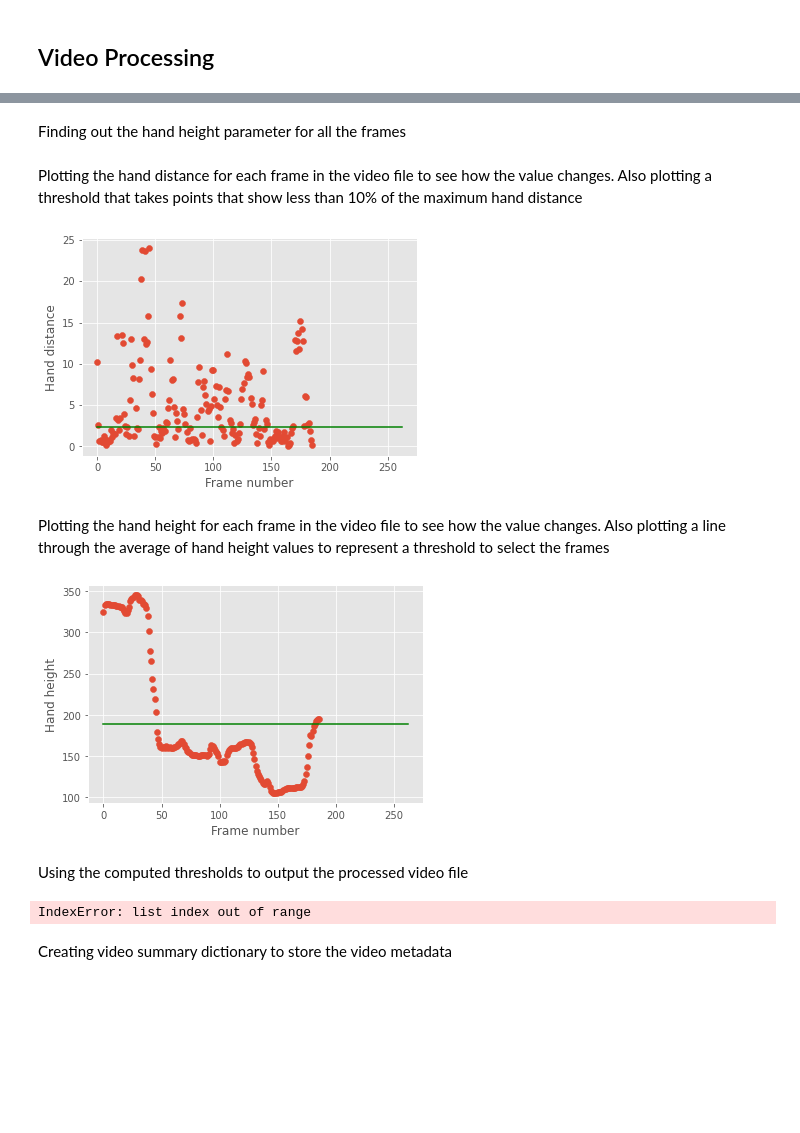
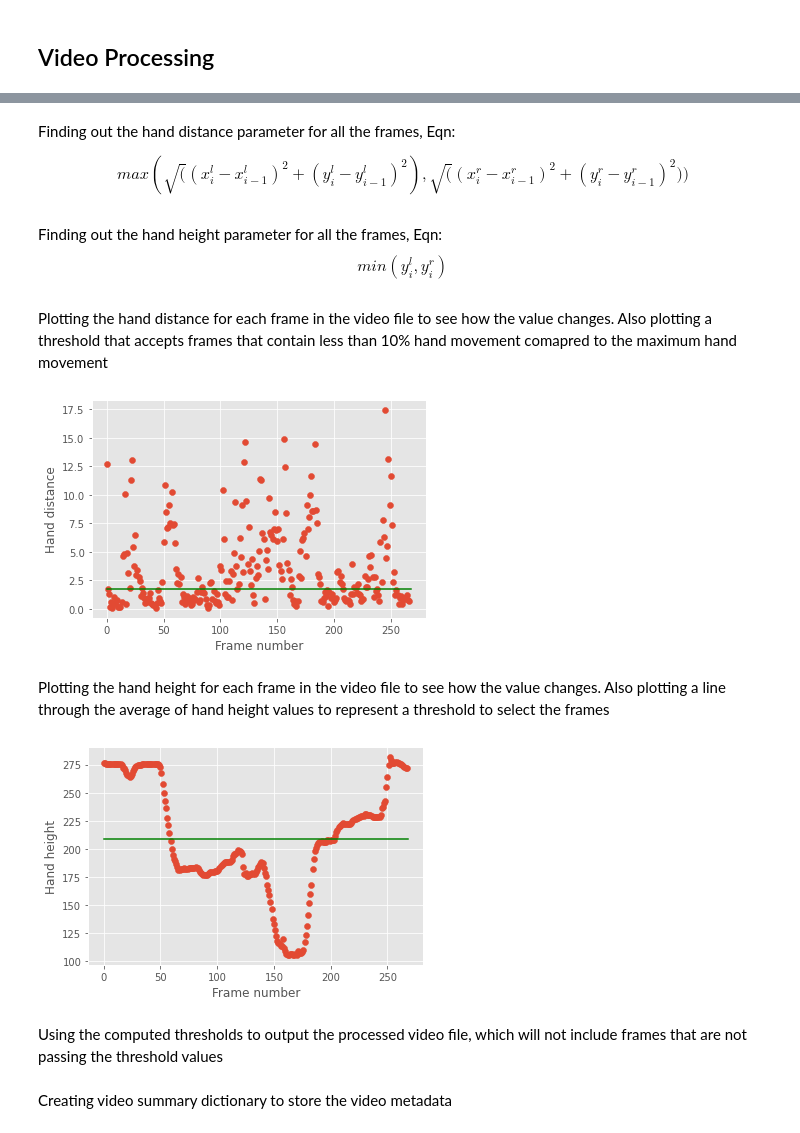
Before and after one commit to codevardhan/amrita-umang-intern, a Jupyter notebook: kt-session-2/assignment/RGB_KFS.ipynb, the cells around one changed output, grey strips where cells are left out. Drawn from its saved outputs; the diff is of its cells as text; code cells hidden in the pictures; blank space fills up the shorter version.

Commit message:
prefinal commit (added output for all videos)

```diff
--- a/kt-session-2/assignment/RGB_KFS.ipynb
+++ b/kt-session-2/assignment/RGB_KFS.ipynb
@@ -10,8 +10,8 @@ plt.style.use('ggplot')
 # %% [markdown]
 ## Data Loading
 # %%
-def get_centroid_details(file_path, visualize=False):
-    """This function gets centroid coordinates using mediapipe from a video file
+def get_centroid_details(file_path):
+    """This function gets pose details from mediapipe
 
     Args:
         file_path (string): This is the path of the video file
@@ -73,29 +73,25 @@ def get_centroid_details(file_path, visualize=False):
 
             lh_centroid_x.append(round(sum(lh_centroid_x_frame)/len(lh_centroid_x_frame), 2))
             lh_centroid_y.append(round(sum(lh_centroid_y_frame)/len(lh_centroid_y_frame), 2))
+    cap.release()
 
-            # visualizing the pose analysis
-            if visualize:
-                mp_drawing = mp.solutions.drawing_utils
-                mp_drawing_styles = mp.solutions.drawing_styles
-                image.flags.writeable = True
-                image = cv2.cvtColor(image, cv2.COLOR_RGB2BGR)
-                mp_drawing.draw_landmarks(
-                    image,
-                    centroid_results.pose_landmarks,
-                    mp_pose.POSE_CONNECTIONS,
-                    landmark_drawing_spec=mp_drawing_styles.get_default_pose_landmarks_style(),
-                )
-                cv2.imshow("MediaPipe Pose", cv2.flip(image, 1))
-                if cv2.waitKey(5) & 0xFF == 27:
-                    break
-    cap.release()
+    centroid={}
+    centroid["right_hand_x"]=rh_centroid_x
+    centroid["right_hand_y"]=rh_centroid_y
+    centroid["left_hand_x"]=lh_centroid_x
+    centroid["left_hand_y"]=lh_centroid_y
+
+    return centroid
 # %%
-data_path="../../data/sample_videos/sample1.mp4"
+data_path="../../data/sample_videos/sample6.mp4"
+
+
 _, vid_file_name = os.path.split(data_path)
 video = cv2.VideoCapture(data_path)
 # %% [markdown]
 ## Video Processing
 # %%
-# centroid = get_centroid_details(data_path)
+centroid = get_centroid_details(data_path)
 initial_no_frames=len(centroid["right_hand_x"])
+
+centroid
@@ -106,5 +115,0 @@ with open("../output/result.json", "w") as f:
-# %%
-# reading centroid
-
-with open("../output/result.json", "r") as json_file:
-    centroid = json.load(json_file)
@@ -113,3 +116,10 @@ Finding out the hand distance parameter for all the frames
+# %% [markdown]
+Finding out the hand distance parameter for all the frames, Eqn: <br>
+
+
+\begin{equation}
+max(\sqrt({(x_i^l-x_{i-1}^l)}^2+{(y_i^l-y_{i-1}^l)}^2), \sqrt({(x_i^r-x_{i-1}^r)}^2+{(y_i^r-y_{i-1}^r)}^2))
+\end{equation}
 # %%
 right_x = centroid["right_hand_x"]
 right_y = centroid["right_hand_y"]
@@ -126,38 +136,41 @@ for i in range(1, initial_no_frames):
     left_distance = euc_dist(left_x[i], left_x[i-1], left_y[i], left_y[i-1])
     hand_distance.append(max(right_distance, left_distance))
 # %% [markdown]
-Finding out the hand height parameter for all the frames
+Finding out the hand height parameter for all the frames, Eqn: <br>
+\begin{equation}
+min(y_i^l, y_i^r)
+\end{equation}
 # %%
 hand_height=[]
 for i in range(initial_no_frames):
     hand_height.append(min(right_y[i], left_y[i]))
 # %% [markdown]
-Plotting the hand distance for each frame in the video file to see how the value changes. Also plotting a threshold that takes points that show less than 10% of the maximum hand distance
+Plotting the hand distance for each frame in the video file to see how the value changes. Also plotting a threshold that accepts frames that contain less than 10% hand movement comapred to the maximum hand movement
 # %%
 plt.scatter([i for i in range(0, initial_no_frames-1)], hand_distance)
-alpha=0.1*max(hand_distance)
-plt.plot([0, 262], [alpha, alpha], color="green")
+alpha=round(0.1*max(hand_distance), 2)
+plt.plot([0, initial_no_frames], [alpha, alpha], color="green")
 
 plt.ylabel("Hand distance")
 plt.xlabel("Frame number")
 plt.show()
 # %% [output]
-[figure, old version]
+[figure, new version]
 # %% [markdown]
 Plotting the hand height for each frame in the video file to see how the value changes. Also plotting a line through the average of hand height values to represent a threshold to select the frames
 # %%
 plt.scatter([i for i in range(0, initial_no_frames)], hand_height)
-beta=round(sum(hand_height)/len(hand_height),2)
-plt.plot([0, 262], [beta, beta], color="green")
+beta=round(sum(hand_height)/len(hand_height), 2)
+plt.plot([0, initial_no_frames], [beta, beta], color="green")
 
 
 plt.ylabel("Hand height")
 plt.xlabel("Frame number")
 plt.show()
 # %% [output]
-[figure, old version]
+[figure, new version]
 # %% [markdown]
-Using the computed thresholds to output the processed video file
+Using the computed thresholds to output the processed video file, which will not include frames that are not passing the threshold values
 # %%
 video = cv2.VideoCapture(data_path)
 output_path = os.path.join("../output/", vid_file_name.split(".")[0] + ".mp4")
@@ -179,8 +192,6 @@ while True:
         output_frames+=1
     frame_num+=1
 output.release()
-# %% [output]
-IndexError: list index out of range
 # %% [markdown]
 Creating video summary dictionary to store the video metadata
 # %%
```
Also changed, not shown: parts of 4 cells of this notebook.
